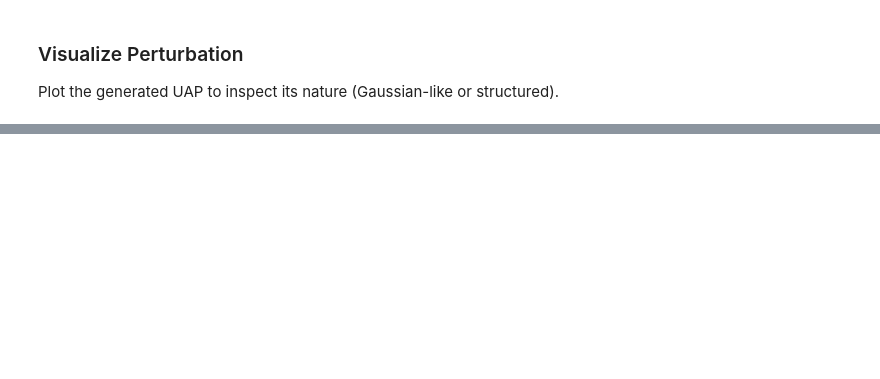
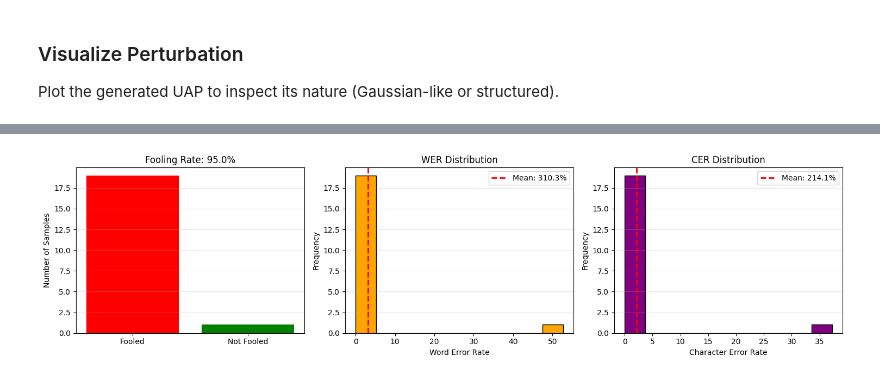
Before and after one commit to victorhg/aai-590-capstone, a Jupyter notebook: notebooks/04_uap_training.ipynb, the cells around one changed output, grey strips where cells are left out. Cells and saved outputs as stored; diff of their text form; code cells hidden in the pictures; blank space fills up the shorter version.

Commit message:
UAP experimentation and refactoring of audio_loader

```diff
--- a/notebooks/04_uap_training.ipynb
+++ b/notebooks/04_uap_training.ipynb
@@ -70,0 +30,3 @@ print(f"Created Training Set with {len(dataset)} samples.")
+# %%
+audio_ds = data_loader.load_dataset()
+print(f"Loaded {len(audio_ds)} samples")
@@ -186,0 +388,15 @@ print("Visualization saved to uap_visualization.png")
+# %%
+import pathlib
+
+# Create test set (different from training set)
+test_files = [pathlib.Path(f) for f in all_files[40:80]]  # Use samples 40-80 for testing
+print(f"Test set: {len(test_files)} samples (separate from training)")
+
+# Run validation
+validation_results = validate_uap(
+    model=model,
+    test_files=test_files,
+    uap_vector=uap_vector,
+    num_samples=20,
+    verbose=True
+)
@@ -186,0 +453,39 @@ print("Visualization saved to uap_visualization.png")
+# %%
+# Visualize fooling rate distribution
+import matplotlib.pyplot as plt
+
+fig, axes = plt.subplots(1, 3, figsize=(15, 4))
+
+# Plot 1: Fooling Rate
+fooled_count = sum(validation_results['detailed_results']['is_fooled'])
+not_fooled = len(validation_results['detailed_results']['is_fooled']) - fooled_count
+axes[0].bar(['Fooled', 'Not Fooled'], [fooled_count, not_fooled], color=['red', 'green'])
+axes[0].set_ylabel('Number of Samples')
+axes[0].set_title(f"Fooling Rate: {validation_results['fooling_rate']:.1f}%")
+axes[0].grid(axis='y', alpha=0.3)
+
+# Plot 2: WER Distribution
+axes[1].hist(validation_results['detailed_results']['wer_scores'], bins=10, color='orange', edgecolor='black')
+axes[1].axvline(np.mean(validation_results['detailed_results']['wer_scores']),
+                color='red', linestyle='--', linewidth=2, label=f"Mean: {validation_results['avg_wer']:.1f}%")
+axes[1].set_xlabel('Word Error Rate')
+axes[1].set_ylabel('Frequency')
+axes[1].set_title('WER Distribution')
+axes[1].legend()
+axes[1].grid(axis='y', alpha=0.3)
+
+# Plot 3: CER Distribution
+axes[2].hist(validation_results['detailed_results']['cer_scores'], bins=10, color='purple', edgecolor='black')
+axes[2].axvline(np.mean(validation_results['detailed_results']['cer_scores']),
+                color='red', linestyle='--', linewidth=2, label=f"Mean: {validation_results['avg_cer']:.1f}%")
+axes[2].set_xlabel('Character Error Rate')
+axes[2].set_ylabel('Frequency')
+axes[2].set_title('CER Distribution')
+axes[2].legend()
+axes[2].grid(axis='y', alpha=0.3)
+
+plt.tight_layout()
+plt.savefig('uap_validation_metrics.png', dpi=150, bbox_inches='tight')
+plt.show()
+# %% [output]
+[figure, added]
```
Also changed, not shown: parts of 16 cells of this notebook, 6 other files.
